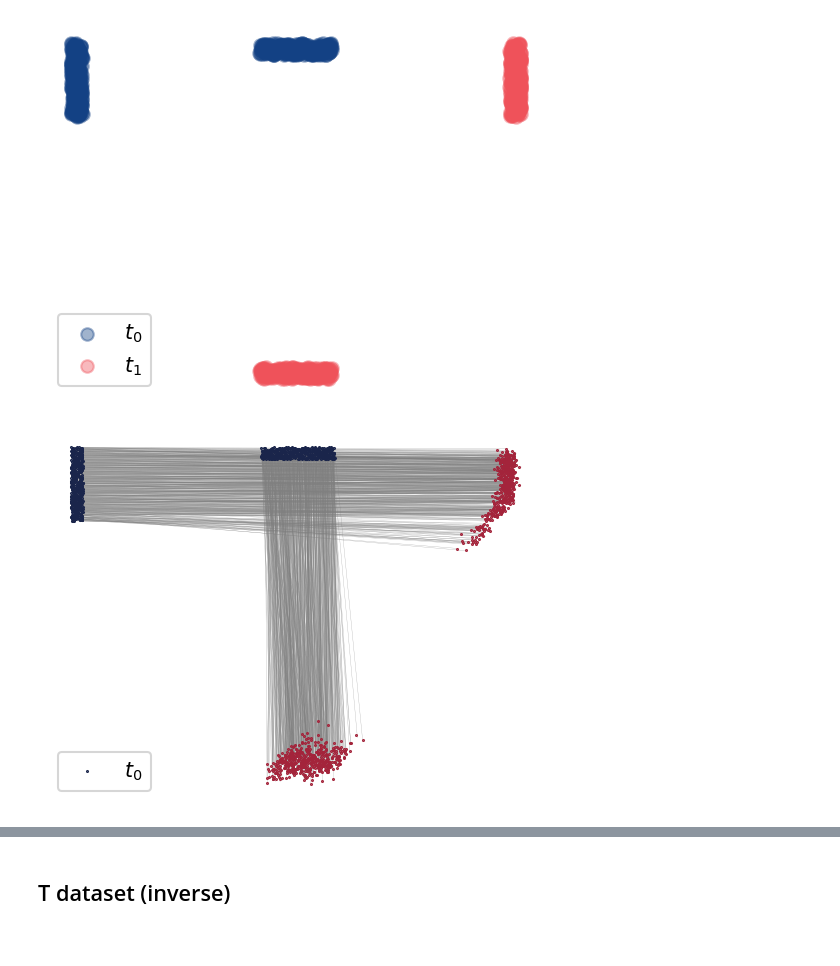
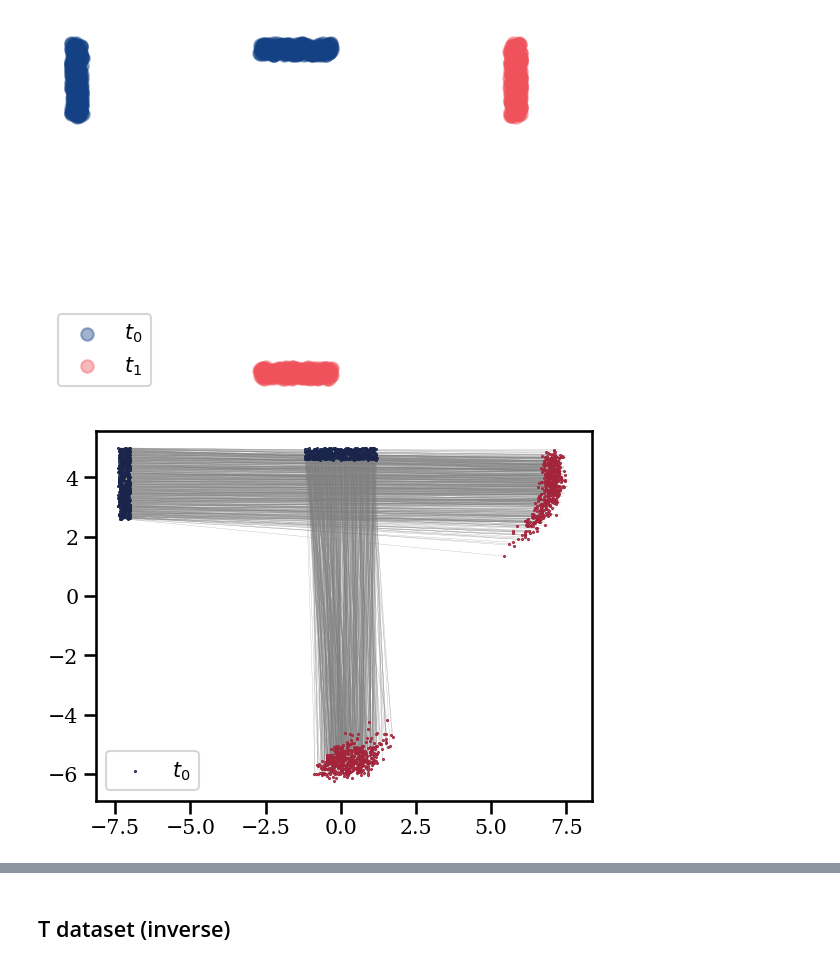
Before and after one commit to ArinaBelova/aligned_diffusion_bridges, a Jupyter notebook: toy/toy_experiments.ipynb, the cells around one changed output, grey strips where cells are left out. Drawn from its saved outputs; the diff is of its cells as text; code cells hidden in the pictures.

```diff
--- a/toy/toy_experiments.ipynb
+++ b/toy/toy_experiments.ipynb
@@ -13,5 +10,3 @@ The autoreload extension is already loaded. To reload it, use:
 ## Moon dataset
 # %% [markdown]
 ### Training
-# %%
-AlignExperiment.run("--dataset=moon  --h_dim=64  --n_layers=2  --n_epochs=20  --reg_weight=1.  --timestep_emb_dim=32  --in_dim=2 --out_dim=2  --diffusivity_schedule=fbb  --max_diffusivity=1.0 --H=.5 --K=0 --use_drift_in_doobs=True  --activation=silu").save("moon_silu")
@@ -54,0 +62,12 @@ KeyboardInterrupt:
+# %%
+moon = AlignExperiment.load("moon_silu")
+samples = moon.sample(samples_num=100000, trials_num=7)
+if len(samples.shape) == 4:
+    samples = samples[:,:,:,0]
+
+marginals = moon.get_marginals(samples_num=100000)
+wsd1 = wasserstein_distance(samples[-1,:,0],marginals['final'][:,0])
+wsd2 = wasserstein_distance(samples[-1,:,1],marginals['final'][:,1])
+
+print('wsd for d=1:', wsd1)
+print('wsd for d=2:', wsd2)
@@ -133,4 +184,4 @@ plot_matchings(*moon.get_marginals().values(), color=palette[-1], lw=.6, alpha=.
 # %% [markdown]
 ### Training
 # %%
-# AlignExperiment.run("--dataset=diagonal_matching  --h_dim=32  --n_layers=3  --n_epochs=20  --reg_weight=1.  --timestep_emb_dim=32  --diffusivity_schedule=constant  --max_diffusivity=1.  --use_drift_in_doobs=True  --activation=selu").save("t_dataset")
+AlignExperiment.run("--dataset=diagonal_matching  --h_dim=32  --n_layers=3  --n_epochs=20  --reg_weight=1.  --timestep_emb_dim=32  --diffusivity_schedule=fbb  --max_diffusivity=1. --H=0.5 --K=5 --use_drift_in_doobs=True  --activation=selu").save("t_dataset")
@@ -148,11 +220,15 @@ plot_marginals(t_dataset.get_marginals())
 # %% [output]
 [figure]
 # %%
-plt.axis("off")
-plt.axis("equal")
+#plt.axis("off")
+#plt.axis("equal")
 t_sampled = t_dataset.sample(samples_num=1000, trials_num=50)
-plot_multiple_marginals(t_sampled, skip_step=99, labels=[r"$t_0$", r"$t_1$"], alpha=1)
-plot_matchings(*t_sampled[[0,-1]])
+if len(t_sampled.shape) == 4:
+    plot_multiple_marginals(t_sampled[:,:,:,0], skip_step=99, labels=[r"$t_0$", r"$t_1$"], alpha=1)
+    plot_matchings(*t_sampled[:,:,:,0][[0,-1]])
+else:
+    plot_multiple_marginals(t_sampled, skip_step=99, labels=[r"$t_0$", r"$t_1$"], alpha=1)
+    plot_matchings(*t_sampled[[0,-1]])
 export_fig("fig_sb_align_t_match")
 # %% [output]
-[figure, old version]
+[figure, new version]
```
Also changed, not shown: parts of 22 cells of this notebook, 2 other files.
